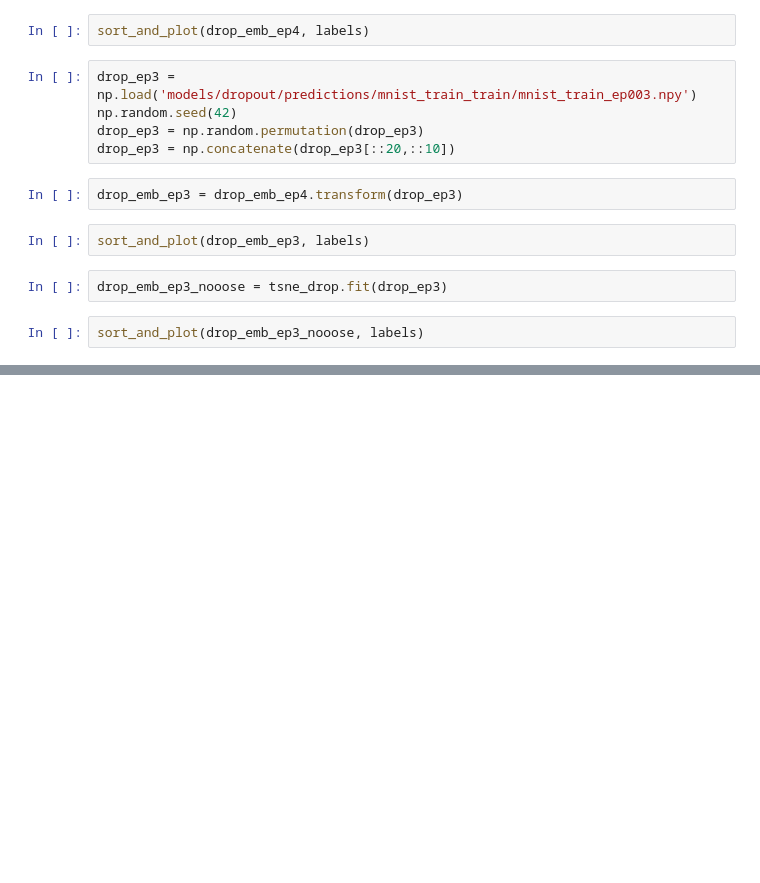
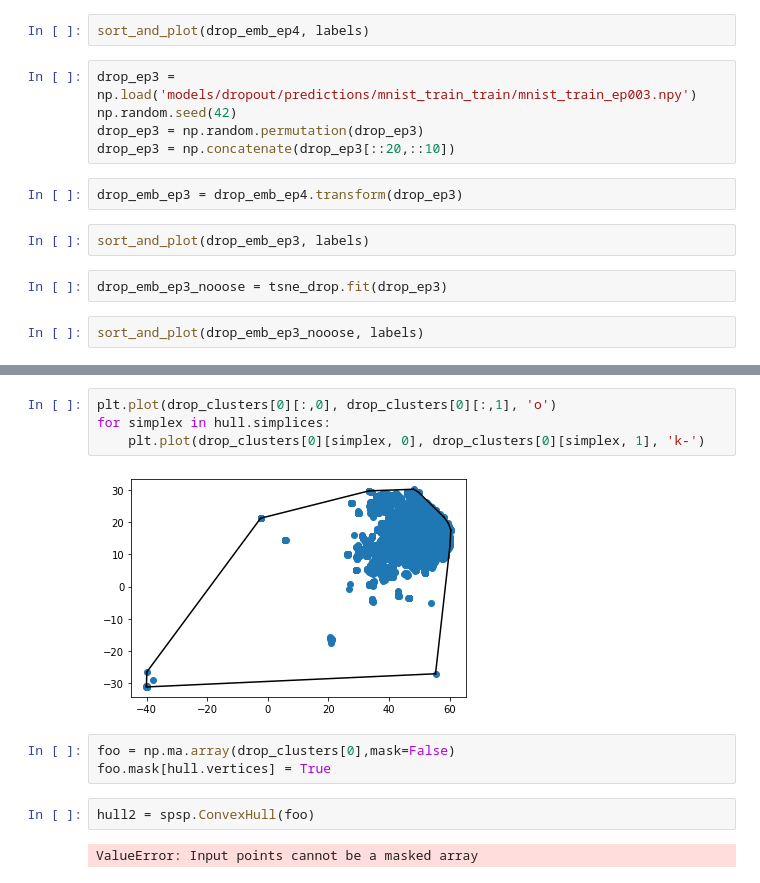
Before and after one commit to einbandi/samplednn, a Jupyter notebook: opentsne-test.ipynb, the cells around one changed output, grey strips where cells are left out. Cells and saved outputs as stored; diff of their text form; blank space fills up the shorter version.

```diff
--- a/opentsne-test.ipynb
+++ b/opentsne-test.ipynb
@@ -136,0 +240,13 @@ sort_and_plot(drop_emb_ep3_nooose, labels)
+# %%
+plt.plot(drop_clusters[0][:,0], drop_clusters[0][:,1], 'o')
+for simplex in hull.simplices:
+    plt.plot(drop_clusters[0][simplex, 0], drop_clusters[0][simplex, 1], 'k-')
+# %% [output]
+[figure, added]
+# %%
+foo = np.ma.array(drop_clusters[0],mask=False)
+foo.mask[hull.vertices] = True
+# %%
+hull2 = spsp.ConvexHull(foo)
+# %% [output]
+ValueError: Input points cannot be a masked array
```
Also changed, not shown: parts of 32 cells of this notebook, 6 other files.
